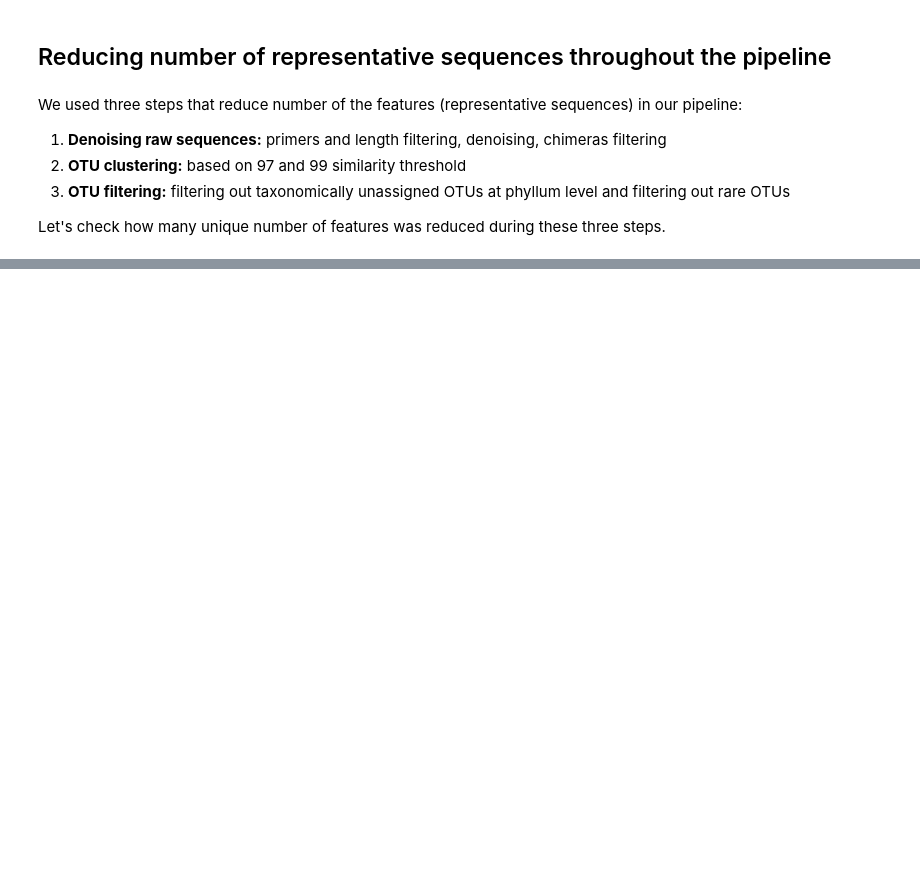
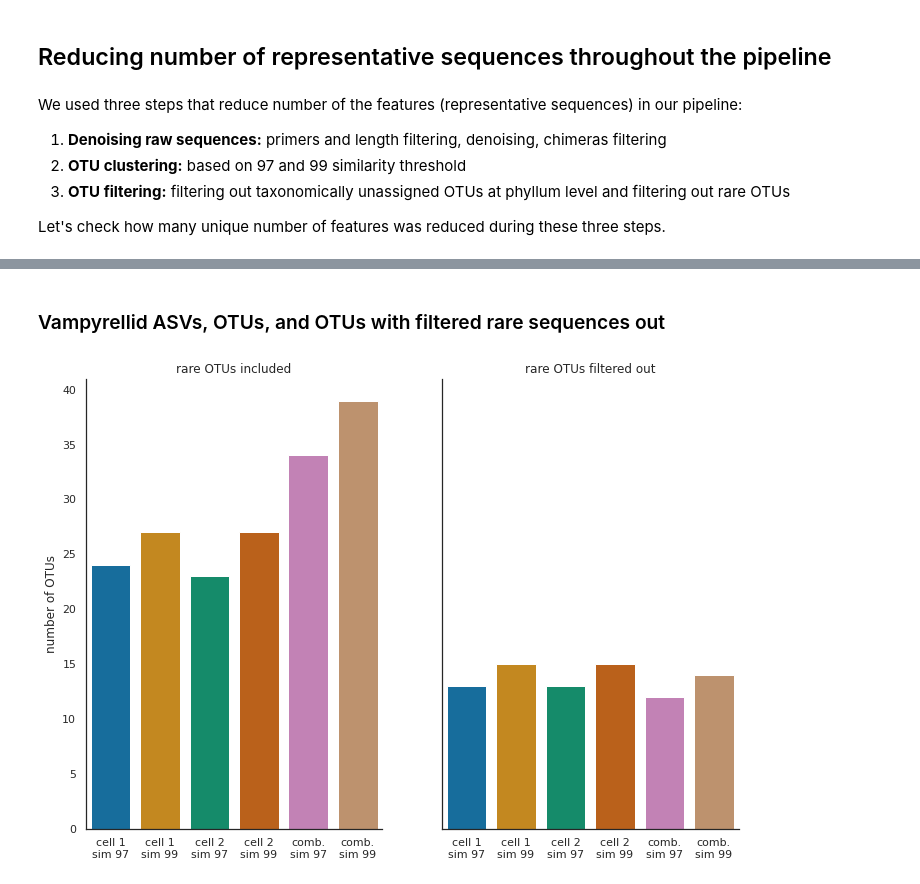
Before and after one commit to wRajter/vampyrella_2023, a Jupyter notebook: notebooks/taxonomic_assignment_downstream_analyses.ipynb, the cells around one changed output, grey strips where cells are left out. Cells and saved outputs as stored; diff of their text form; code cells hidden in the pictures; blank space fills up the shorter version.

```diff
--- a/notebooks/taxonomic_assignment_downstream_analyses.ipynb
+++ b/notebooks/taxonomic_assignment_downstream_analyses.ipynb
@@ -406,0 +358,2 @@ asv_data.info()
+# %% [markdown]
+### Vampyrellid ASVs, OTUs, and OTUs with filtered rare sequences out
@@ -406,0 +446,35 @@ asv_data.info()
+# %%
+# plotting all sample combined results
+
+path="../raw_data/OTU_summary_tables"
+fig, axes = plt.subplots(1, 2, sharex=True, sharey=True, figsize=(11.7,8.27))
+sns.set_style("white")
+
+# vamp unfilt allsamples
+vamp_unfilt_plot=sns.barplot(ax=axes[0], x=vamp_unfilt_allsamples.index,
+                            y="num_otus",
+                            data=vamp_unfilt_allsamples,
+                            palette="colorblind")
+axes[0].set_title("rare OTUs included")
+
+# vamp filt allsamples
+vamp_filt_plot=sns.barplot(ax=axes[1], x=vamp_filt_allsamples.index,
+                            y="num_otus",
+                            data=vamp_filt_allsamples,
+                            palette="colorblind")
+axes[1].set_title("rare OTUs filtered out")
+
+vamp_filt_plot.set_xticklabels(["cell 1\nsim 97",
+                                 "cell 1\nsim 99",
+                                 "cell 2\nsim 97",
+                                 "cell 2\nsim 99",
+                                 "comb.\nsim 97",
+                                 "comb.\nsim 99"])
+
+vamp_unfilt_plot.set(xlabel="", ylabel = "number of OTUs")
+vamp_filt_plot.set(xlabel="", ylabel = "")
+sns.despine()
+
+plt.savefig(f"{path}/number_of_vamp_otus_allsamples.png", dpi=300)
+# %% [output]
+[figure, added]
```
Also changed, not shown: parts of 24 cells of this notebook, 1 other file.
